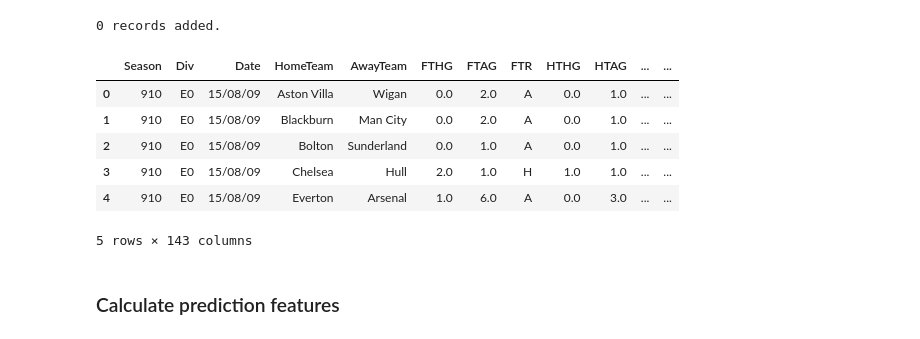
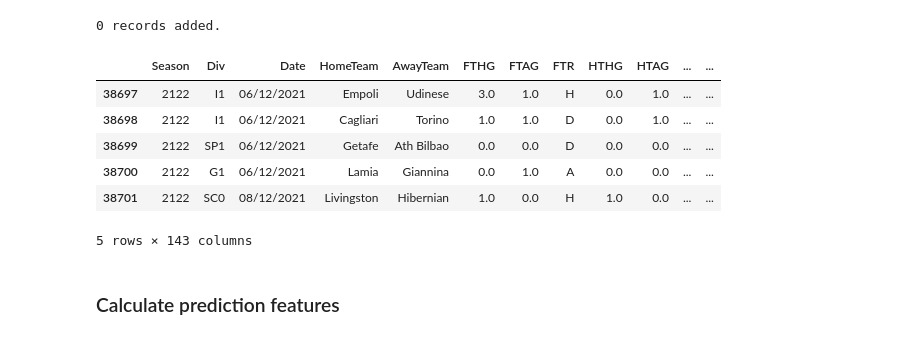
Before and after one commit to alexkapele/football_forecasting, a Jupyter notebook: football_forecasting.ipynb, the cells around one changed output. Drawn from its saved outputs; the diff is of its cells as text; code cells hidden in the pictures.

```diff
--- a/football_forecasting.ipynb
+++ b/football_forecasting.ipynb
@@ -96,14 +97,14 @@ data_historical.to_csv('data_historical.csv',index=False)
 0 upcoming fixtures found.
 0 records added.
 # %%
-data_historical.head()
+data_historical.tail()
 # %% [output]
 |  | Season | Div | Date | HomeTeam | AwayTeam | FTHG | FTAG | FTR | HTHG | HTAG | ... | ... |
-| 0 | 910 | E0 | 15/08/09 | Aston Villa | Wigan | 0.0 | 2.0 | A | 0.0 | 1.0 | ... | ... |
-| 1 | 910 | E0 | 15/08/09 | Blackburn | Man City | 0.0 | 2.0 | A | 0.0 | 1.0 | ... | ... |
-| 2 | 910 | E0 | 15/08/09 | Bolton | Sunderland | 0.0 | 1.0 | A | 0.0 | 1.0 | ... | ... |
-| 3 | 910 | E0 | 15/08/09 | Chelsea | Hull | 2.0 | 1.0 | H | 1.0 | 1.0 | ... | ... |
-| 4 | 910 | E0 | 15/08/09 | Everton | Arsenal | 1.0 | 6.0 | A | 0.0 | 3.0 | ... | ... |
+| 38697 | 2122 | I1 | 06/12/2021 | Empoli | Udinese | 3.0 | 1.0 | H | 0.0 | 1.0 | ... | ... |
+| 38698 | 2122 | I1 | 06/12/2021 | Cagliari | Torino | 1.0 | 1.0 | D | 0.0 | 1.0 | ... | ... |
+| 38699 | 2122 | SP1 | 06/12/2021 | Getafe | Ath Bilbao | 0.0 | 0.0 | D | 0.0 | 0.0 | ... | ... |
+| 38700 | 2122 | G1 | 06/12/2021 | Lamia | Giannina | 0.0 | 1.0 | A | 0.0 | 0.0 | ... | ... |
+| 38701 | 2122 | SC0 | 08/12/2021 | Livingston | Hibernian | 1.0 | 0.0 | H | 1.0 | 0.0 | ... | ... |
 5 rows × 143 columns
 # %%
 data_historical = data_historical.append(new_fixtures) # add new fixtures at the bottom of the historical table so that pre-match statistics are also calculated for the new fixtures
```
Also changed, not shown: parts of 61 cells of this notebook.
